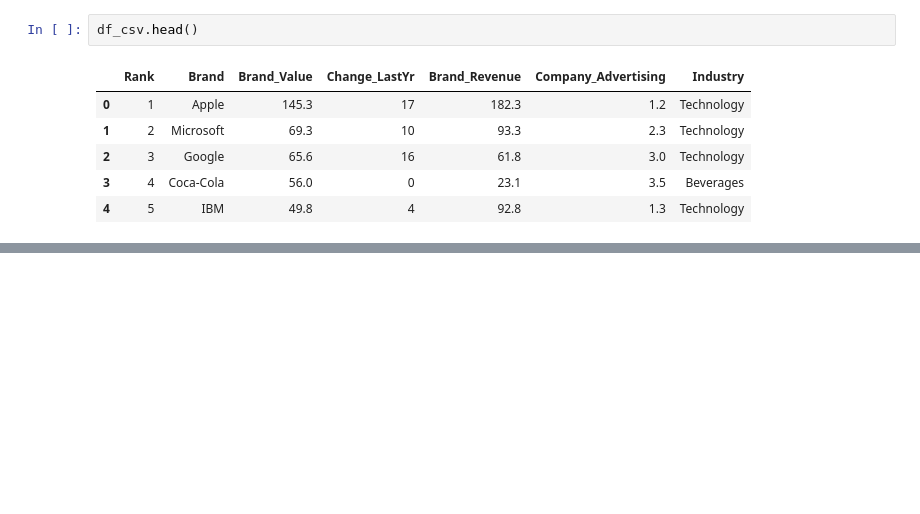
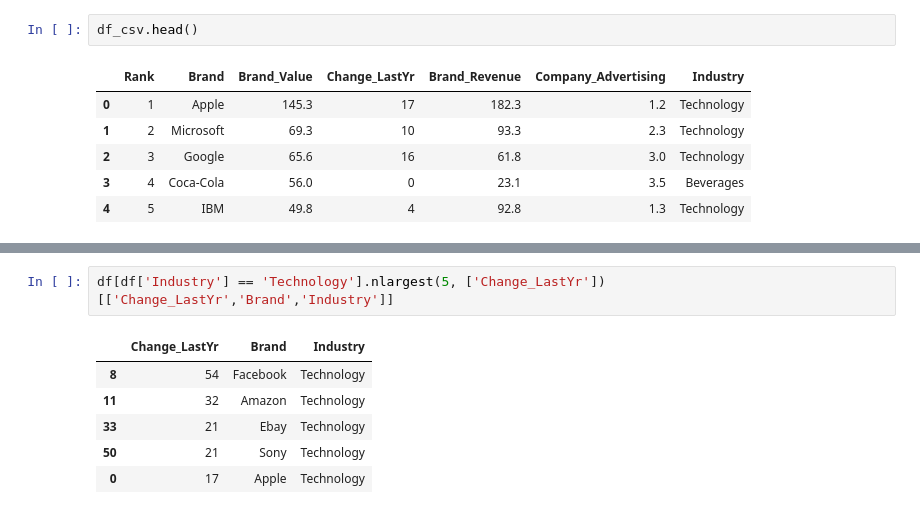
Before and after one commit to varunparmar32/Assignment-DataAnalysis, a Jupyter notebook: Untitled6.ipynb, the cells around one changed output, grey strips where cells are left out. Saved outputs shown, nothing was run; the diff lists cells and outputs as text; blank space fills up the shorter version.

```diff
--- a/Untitled6.ipynb
+++ b/Untitled6.ipynb
@@ -17,0 +66,9 @@ df_csv.head()
+# %%
+df[df['Industry'] == 'Technology'].nlargest(5, ['Change_LastYr'])[['Change_LastYr','Brand','Industry']]
+# %% [output]
+|  | Change_LastYr | Brand | Industry |
+| 8 | 54 | Facebook | Technology |
+| 11 | 32 | Amazon | Technology |
+| 33 | 21 | Ebay | Technology |
+| 50 | 21 | Sony | Technology |
+| 0 | 17 | Apple | Technology |
```
Also changed, not shown: parts of 4 cells of this notebook.
